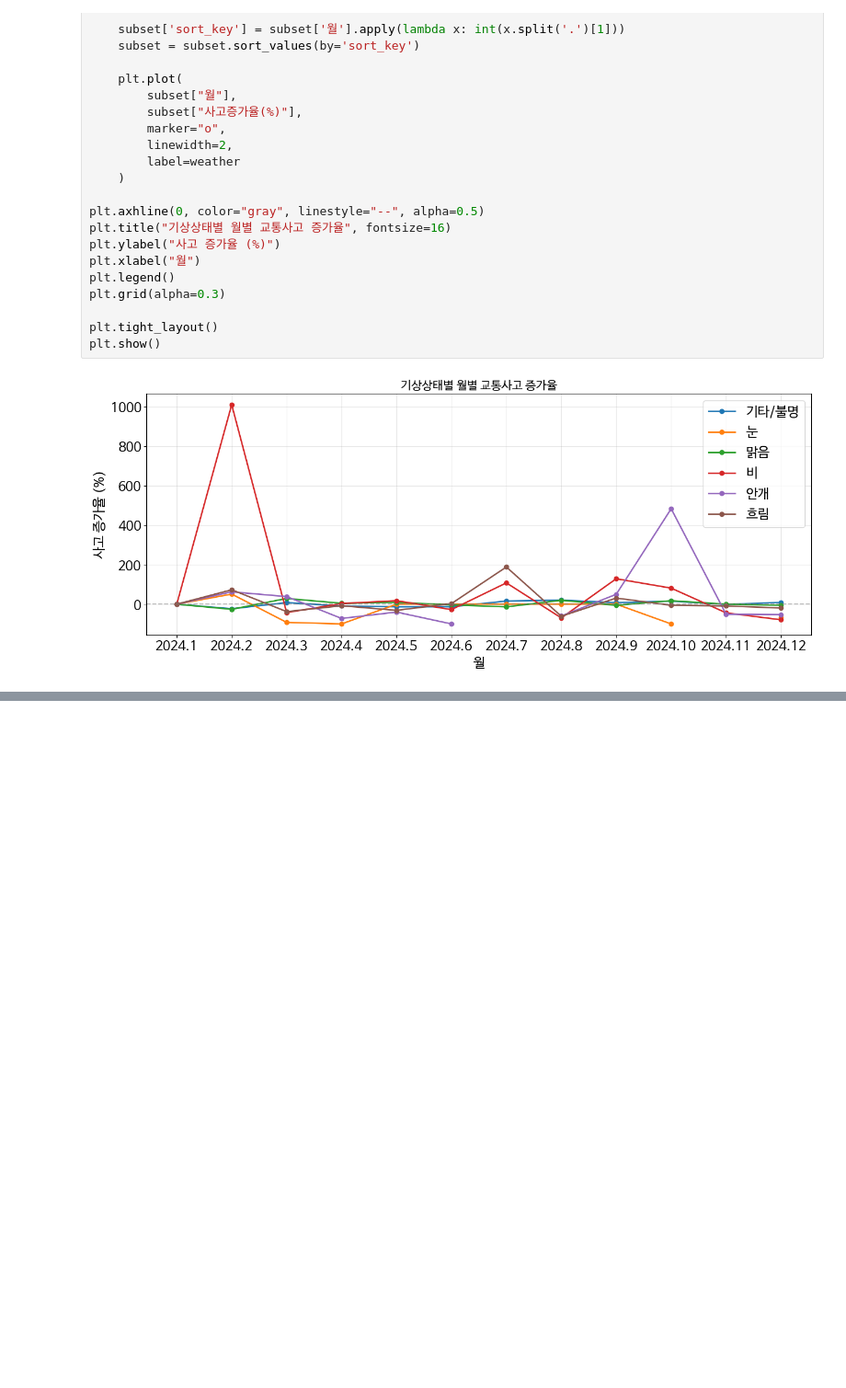
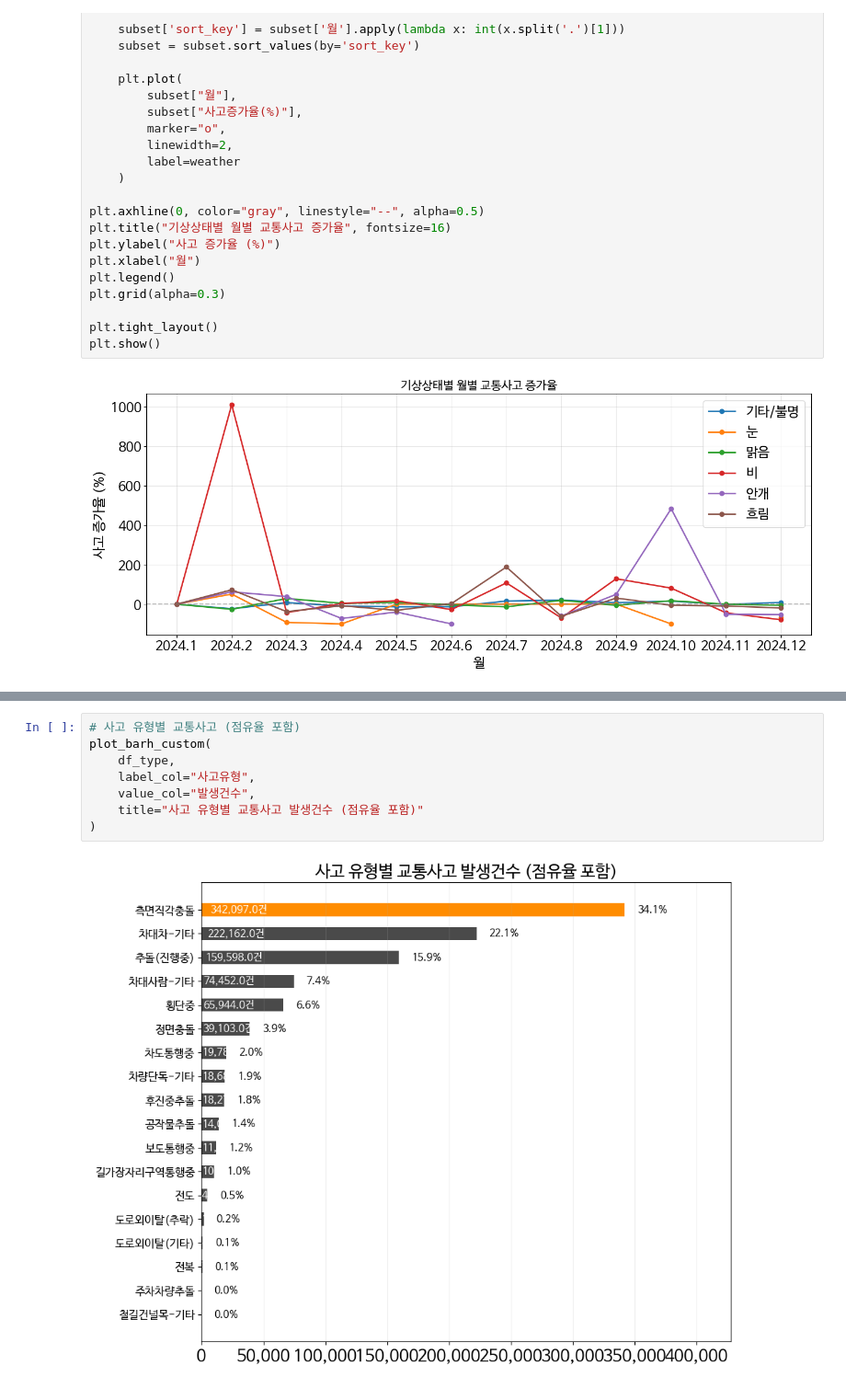
Before and after one commit to bbbbbin2/2025_BigData, a Jupyter notebook: notebook/교통사고_통계_및_예측_시각화.ipynb, the cells around one changed output, grey strips where cells are left out. Shown at 92% size. Cells and saved outputs as stored; diff of their text form; blank space fills up the shorter version.

```diff
--- a/notebook/교통사고_통계_및_예측_시각화.ipynb
+++ b/notebook/교통사고_통계_및_예측_시각화.ipynb
@@ -889,0 +1013,10 @@ plt.show()
+# %%
+# 사고 유형별 교통사고 (점유율 포함)
+plot_barh_custom(
+    df_type,
+    label_col="사고유형",
+    value_col="발생건수",
+    title="사고 유형별 교통사고 발생건수 (점유율 포함)"
+)
+# %% [output]
+[figure, added]
```
Also changed, not shown: parts of 4 cells of this notebook.
